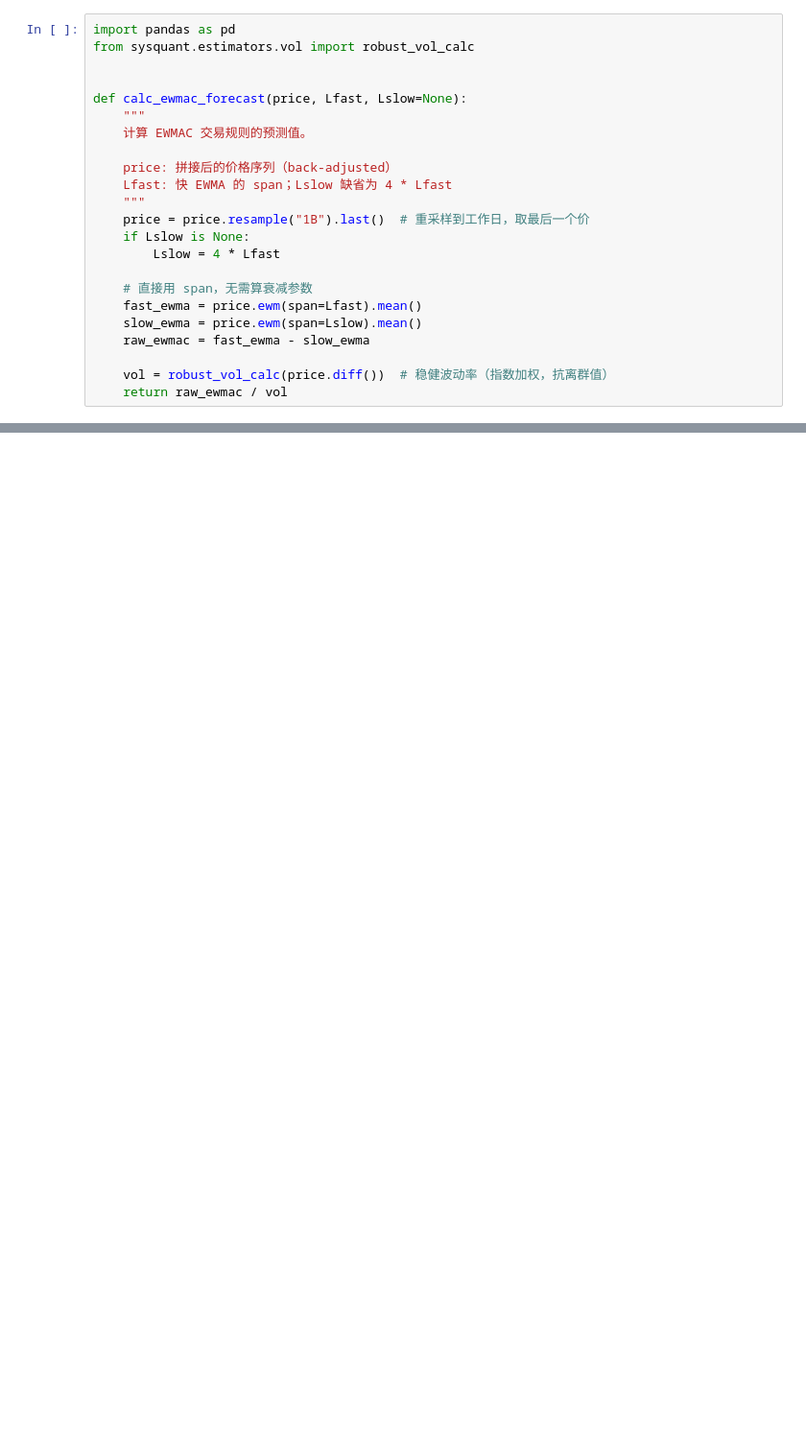
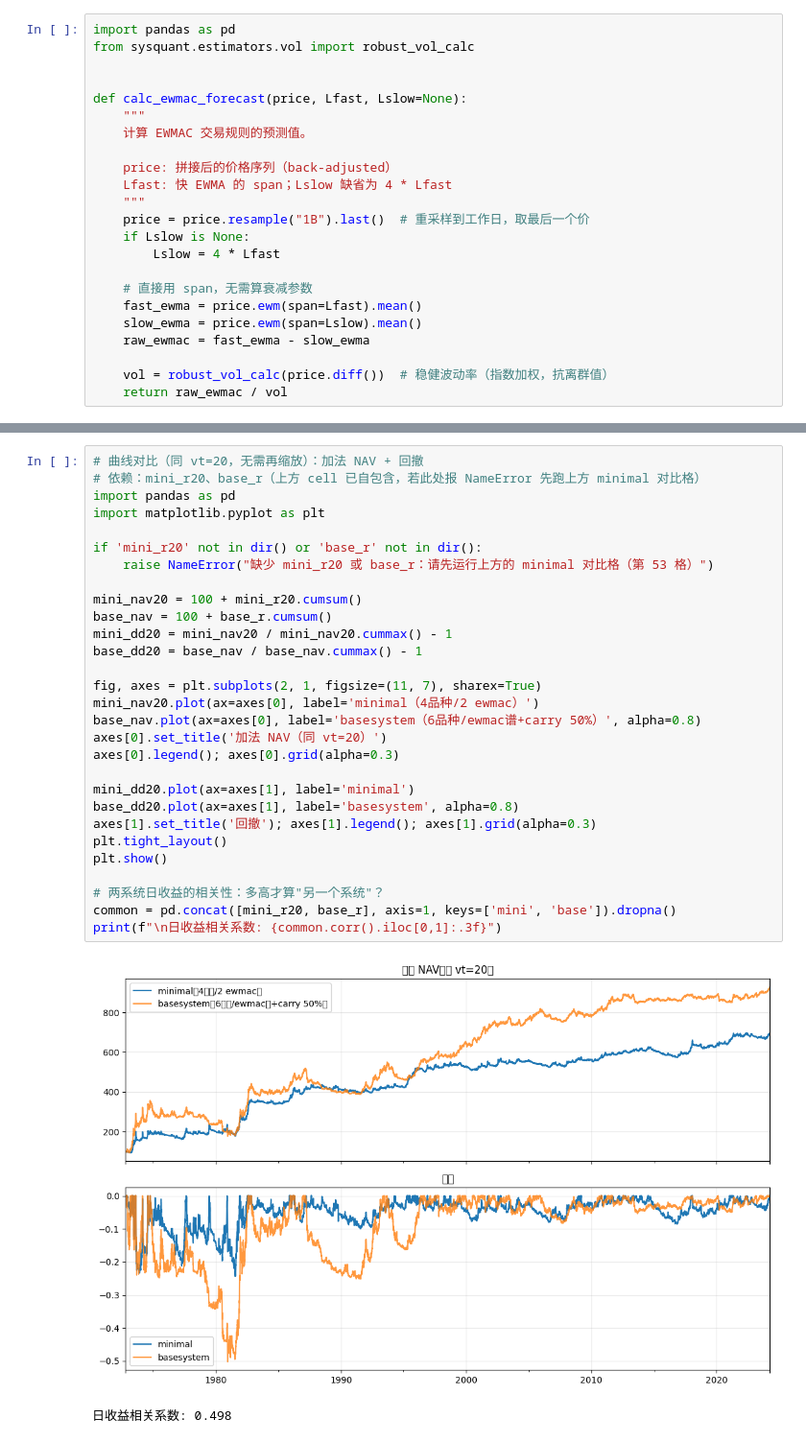
Before and after one commit to senlos/pysystemtrade, a Jupyter notebook: project/notebooks/learn_introduction.ipynb, the cells around one changed output, grey strips where cells are left out. Shown at 96% size. Saved outputs shown, nothing was run; the diff lists cells and outputs as text; blank space fills up the shorter version.

```diff
--- a/project/notebooks/learn_introduction.ipynb
+++ b/project/notebooks/learn_introduction.ipynb
@@ -349,0 +1071,32 @@ profits.percent.curve().plot(figsize=(12, 4), title="Portfolio net % curve")
+# %%
+# 曲线对比（同 vt=20，无需再缩放）：加法 NAV + 回撤
+# 依赖：mini_r20、base_r（上方 cell 已自包含，若此处报 NameError 先跑上方 minimal 对比格）
+import pandas as pd
+import matplotlib.pyplot as plt
+
+if 'mini_r20' not in dir() or 'base_r' not in dir():
+    raise NameError("缺少 mini_r20 或 base_r：请先运行上方的 minimal 对比格（第 53 格）")
+
+mini_nav20 = 100 + mini_r20.cumsum()
+base_nav = 100 + base_r.cumsum()
+mini_dd20 = mini_nav20 / mini_nav20.cummax() - 1
+base_dd20 = base_nav / base_nav.cummax() - 1
+
+fig, axes = plt.subplots(2, 1, figsize=(11, 7), sharex=True)
+mini_nav20.plot(ax=axes[0], label='minimal（4品种/2 ewmac）')
+base_nav.plot(ax=axes[0], label='basesystem（6品种/ewmac谱+carry 50%）', alpha=0.8)
+axes[0].set_title('加法 NAV（同 vt=20）')
+axes[0].legend(); axes[0].grid(alpha=0.3)
+
+mini_dd20.plot(ax=axes[1], label='minimal')
+base_dd20.plot(ax=axes[1], label='basesystem', alpha=0.8)
+axes[1].set_title('回撤'); axes[1].legend(); axes[1].grid(alpha=0.3)
+plt.tight_layout()
+plt.show()
+
+# 两系统日收益的相关性：多高才算"另一个系统"？
+common = pd.concat([mini_r20, base_r], axis=1, keys=['mini', 'base']).dropna()
+print(f"\n日收益相关系数: {common.corr().iloc[0,1]:.3f}")
+# %% [output]
+[figure, added]
+日收益相关系数: 0.498
```
Also changed, not shown: parts of 55 cells of this notebook, 5 other files.
